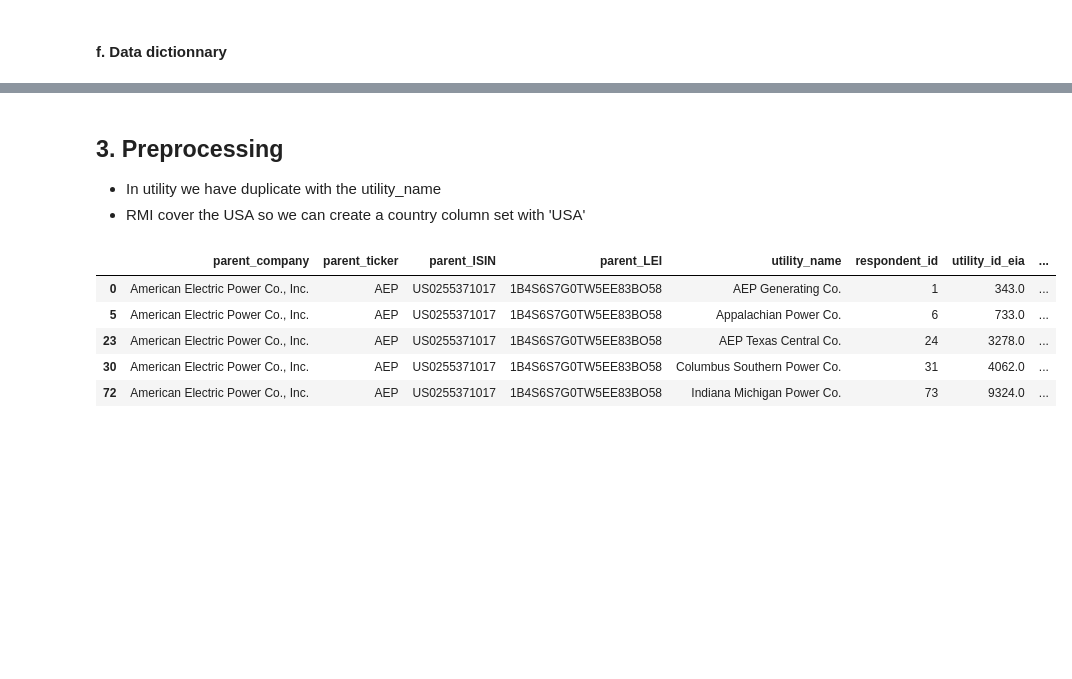
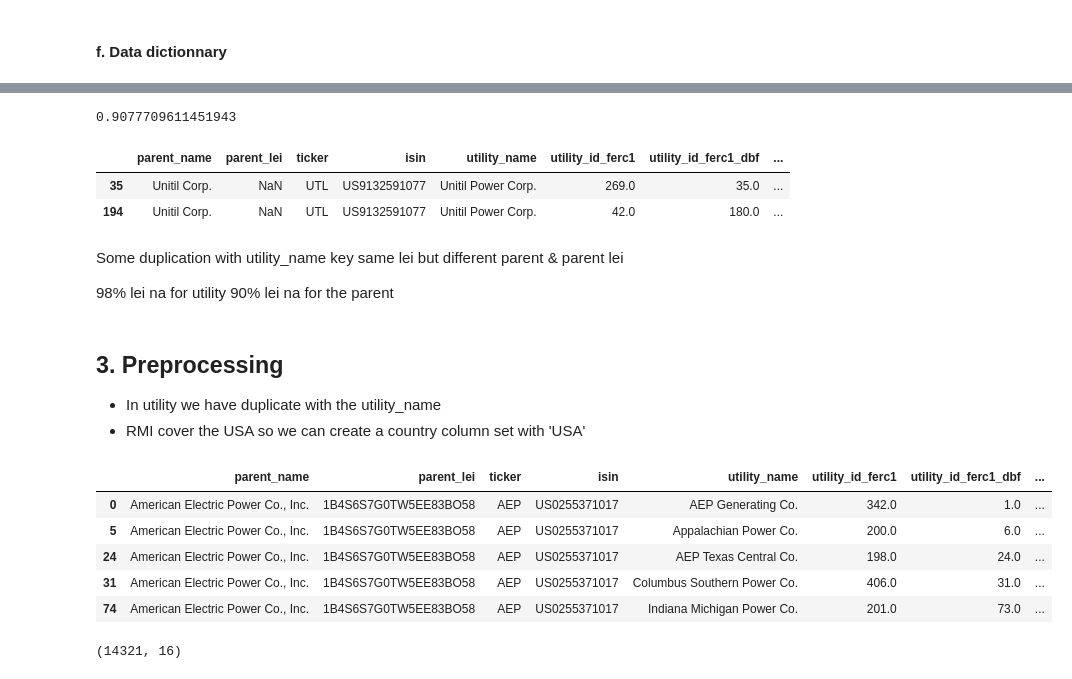
Before and after one commit to os-climate/esg-matching-pipeline, a Jupyter notebook: notebooks/1_Pre-processing/RMI pre-processing.ipynb, the cells around one changed output, grey strips where cells are left out. Cells and saved outputs as stored; diff of their text form; code cells hidden in the pictures; blank space fills up the shorter version.

```diff
--- a/notebooks/1_Pre-processing/RMI pre-processing.ipynb
+++ b/notebooks/1_Pre-processing/RMI pre-processing.ipynb
@@ -178,0 +182,3 @@ s3.download_file(env_var['S3_BUCKET'],
+# %%
+utility = bucket.Object('Entity-Matching/datasets/utility_information_2023.csv').get()['Body']
+utility_df = pd.read_csv(utility, encoding='utf-8', delimiter=',', low_memory=False)
@@ -179,3 +205,18 @@ s3.download_file(env_var['S3_BUCKET'],
+# %%
+utility_df['parent_lei'].isna().mean()
+# %% [output]
+0.9077709611451943
+# %%
+utility_df.query('utility_name == "Unitil Power Corp."')
+# %% [output]
+|  | parent_name | parent_lei | ticker | isin | utility_name | utility_id_ferc1 | utility_id_ferc1_dbf | ... |
+| 35 | Unitil Corp. | NaN | UTL | US9132591077 | Unitil Power Corp. | 269.0 | 35.0 | ... |
+| 194 | Unitil Corp. | NaN | UTL | US9132591077 | Unitil Power Corp. | 42.0 | 180.0 | ... |
+# %% [markdown]
+Some duplication with utility_name key same lei but different parent & parent lei
+
+98% lei na for utility
+90% lei na for the parent
 # %% [markdown]
 ## 3. Preprocessing
 
@@ -185,12 +226,12 @@ s3.download_file(env_var['S3_BUCKET'],
 ## Add the country
 utility_df['country'] = 'USA'
 # %%
-utility_df.query('parent_company == "American Electric Power Co., Inc."').head()
+utility_df.query('parent_name == "American Electric Power Co., Inc."').head()
 # %% [output]
-|  | parent_company | parent_ticker | parent_ISIN | parent_LEI | utility_name | respondent_id | utility_id_eia | ... |
-| 0 | American Electric Power Co., Inc. | AEP | US0255371017 | 1B4S6S7G0TW5EE83BO58 | AEP Generating Co. | 1 | 343.0 | ... |
-| 5 | American Electric Power Co., Inc. | AEP | US0255371017 | 1B4S6S7G0TW5EE83BO58 | Appalachian Power Co. | 6 | 733.0 | ... |
-| 23 | American Electric Power Co., Inc. | AEP | US0255371017 | 1B4S6S7G0TW5EE83BO58 | AEP Texas Central Co. | 24 | 3278.0 | ... |
-| 30 | American Electric Power Co., Inc. | AEP | US0255371017 | 1B4S6S7G0TW5EE83BO58 | Columbus Southern Power Co. | 31 | 4062.0 | ... |
-| 72 | American Electric Power Co., Inc. | AEP | US0255371017 | 1B4S6S7G0TW5EE83BO58 | Indiana Michigan Power Co. | 73 | 9324.0 | ... |
+|  | parent_name | parent_lei | ticker | isin | utility_name | utility_id_ferc1 | utility_id_ferc1_dbf | ... |
+| 0 | American Electric Power Co., Inc. | 1B4S6S7G0TW5EE83BO58 | AEP | US0255371017 | AEP Generating Co. | 342.0 | 1.0 | ... |
+| 5 | American Electric Power Co., Inc. | 1B4S6S7G0TW5EE83BO58 | AEP | US0255371017 | Appalachian Power Co. | 200.0 | 6.0 | ... |
+| 24 | American Electric Power Co., Inc. | 1B4S6S7G0TW5EE83BO58 | AEP | US0255371017 | AEP Texas Central Co. | 198.0 | 24.0 | ... |
+| 31 | American Electric Power Co., Inc. | 1B4S6S7G0TW5EE83BO58 | AEP | US0255371017 | Columbus Southern Power Co. | 406.0 | 31.0 | ... |
+| 74 | American Electric Power Co., Inc. | 1B4S6S7G0TW5EE83BO58 | AEP | US0255371017 | Indiana Michigan Power Co. | 201.0 | 73.0 | ... |
 # %%
@@ -198 +239,5 @@ dup_key = ['parent_company','parent_LEI',"utility_name"]
 utility_df.drop_duplicates(dup_key, inplace=True)
+# %%
+utility_df.shape
+# %% [output]
+(14321, 16)
```
Also changed, not shown: parts of 10 cells of this notebook, 1 other file.
